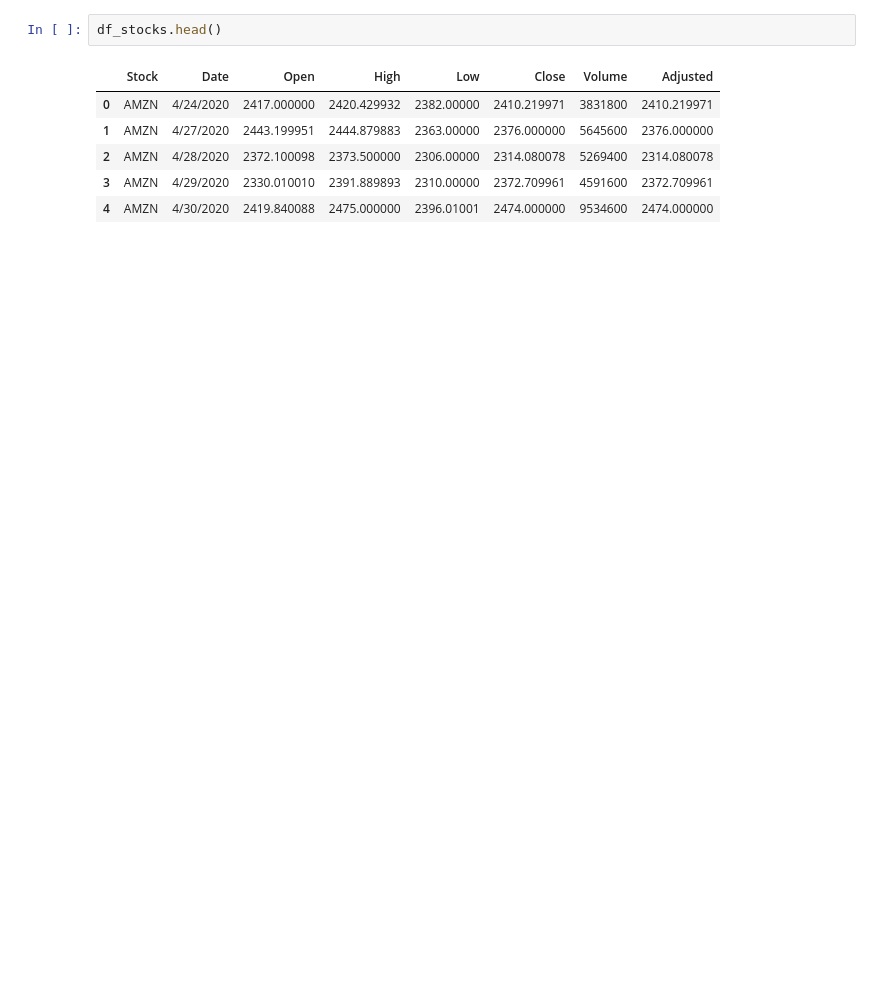
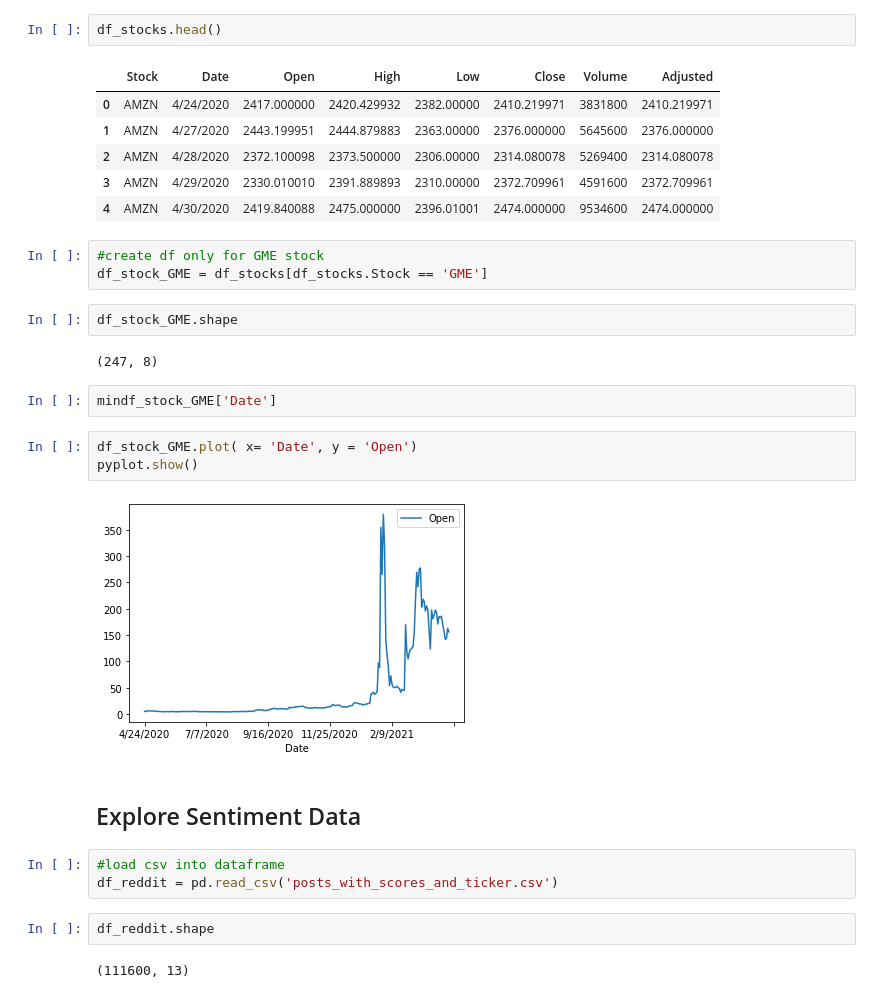
Before and after one commit to KseniaShkaruta/DiamondHands, a Jupyter notebook: CS6242_GroupProject_CrossCorrelation.ipynb, the cells around one changed output. Saved outputs shown, nothing was run; the diff lists cells and outputs as text; blank space fills up the shorter version.

Commit message:
Exploring Data

```diff
--- a/CS6242_GroupProject_CrossCorrelation.ipynb
+++ b/CS6242_GroupProject_CrossCorrelation.ipynb
@@ -11,3 +19,26 @@ df_stocks.head()
 | 2 | AMZN | 4/28/2020 | 2372.100098 | 2373.500000 | 2306.00000 | 2314.080078 | 5269400 | 2314.080078 |
 | 3 | AMZN | 4/29/2020 | 2330.010010 | 2391.889893 | 2310.00000 | 2372.709961 | 4591600 | 2372.709961 |
 | 4 | AMZN | 4/30/2020 | 2419.840088 | 2475.000000 | 2396.01001 | 2474.000000 | 9534600 | 2474.000000 |
+# %%
+#create df only for GME stock
+df_stock_GME = df_stocks[df_stocks.Stock == 'GME']
+# %%
+df_stock_GME.shape
+# %% [output]
+(247, 8)
+# %%
+mindf_stock_GME['Date']
+# %%
+df_stock_GME.plot( x= 'Date', y = 'Open')
+pyplot.show()
+# %% [output]
+[figure, added]
+# %% [markdown]
+## Explore Sentiment Data
+# %%
+#load csv into dataframe
+df_reddit = pd.read_csv('posts_with_scores_and_ticker.csv')
+# %%
+df_reddit.shape
+# %% [output]
+(111600, 13)
```
Also changed, not shown: parts of 8 cells of this notebook.
